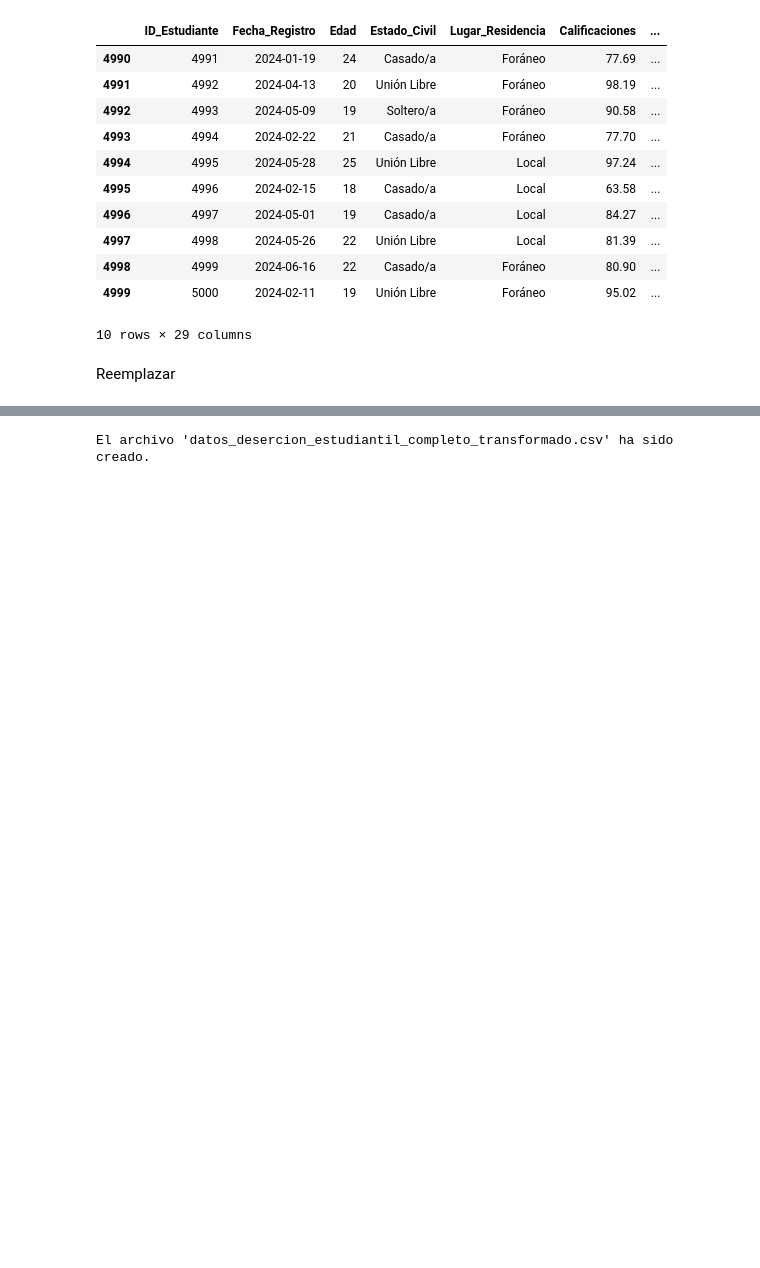
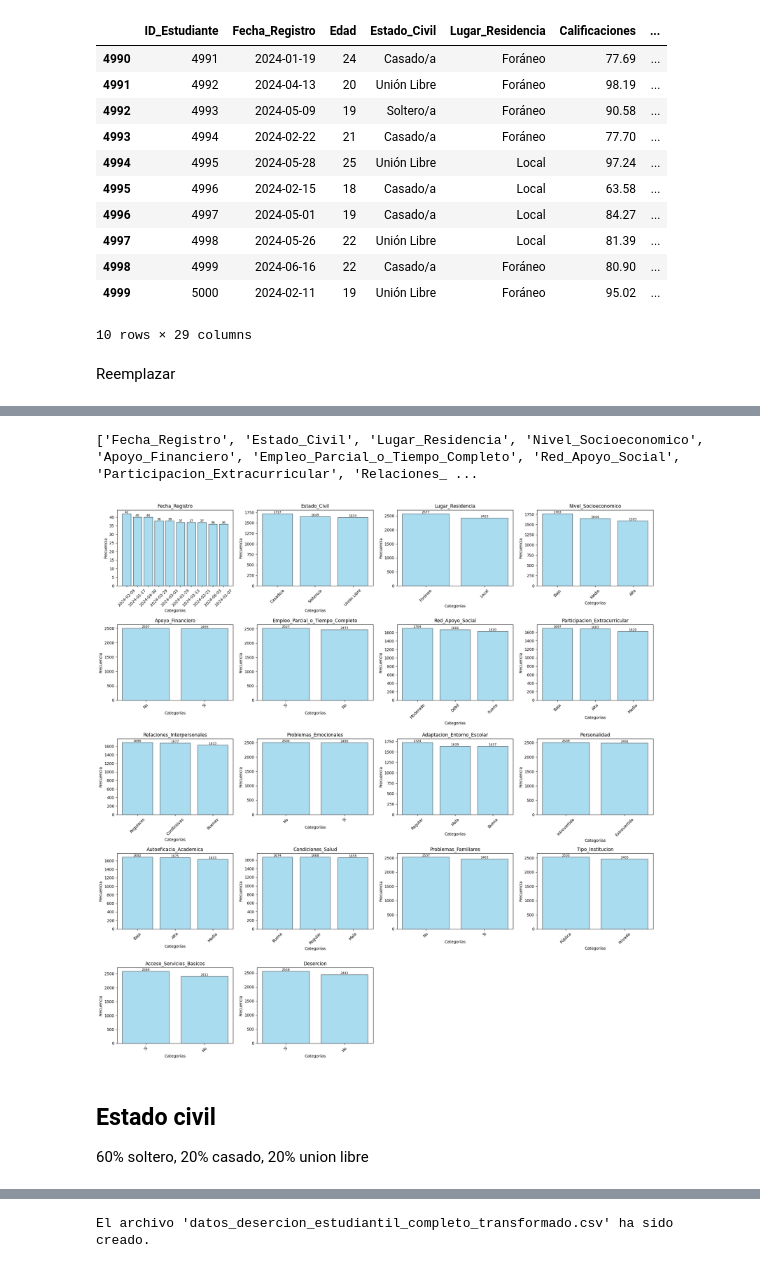
Before and after one commit to rpizarrog/innovacion-empresarial, a Jupyter notebook: notebook_python/Reemplazar_por_valores_numéricos_normales.ipynb, the cells around one changed output, grey strips where cells are left out. Cells and saved outputs as stored; diff of their text form; code cells hidden in the pictures; blank space fills up the shorter version.

```diff
--- a/notebook_python/Reemplazar_por_valores_numéricos_normales.ipynb
+++ b/notebook_python/Reemplazar_por_valores_numéricos_normales.ipynb
@@ -300,0 +305,5 @@ datos_cargados.tail(10)
+# %%
+# Copia de los datos
+datos_transformados = datos_cargados.copy()
+n = len(datos_transformados)
+print(f"El DataFrame tiene {n} filas.")
@@ -300,0 +316,11 @@ datos_cargados.tail(10)
+# %%
+columnas_categoricas = datos_transformados.select_dtypes(include=['object', 'category']).columns.tolist()
+print(columnas_categoricas)
+f_barra_multiple_matriz (datos_transformados, variables=columnas_categoricas, color='skyblue', mostrar='primeros')
+# %% [output]
+['Fecha_Registro', 'Estado_Civil', 'Lugar_Residencia', 'Nivel_Socioeconomico', 'Apoyo_Financiero', 'Empleo_Parcial_o_Tiempo_Completo', 'Red_Apoyo_Social', 'Participacion_Extracurricular', 'Relaciones_ ...
+[figure, added]
+# %% [markdown]
+## Estado civil
+
+60% soltero, 20% casado, 20% union libre
```
Also changed, not shown: parts of 9 cells of this notebook.
